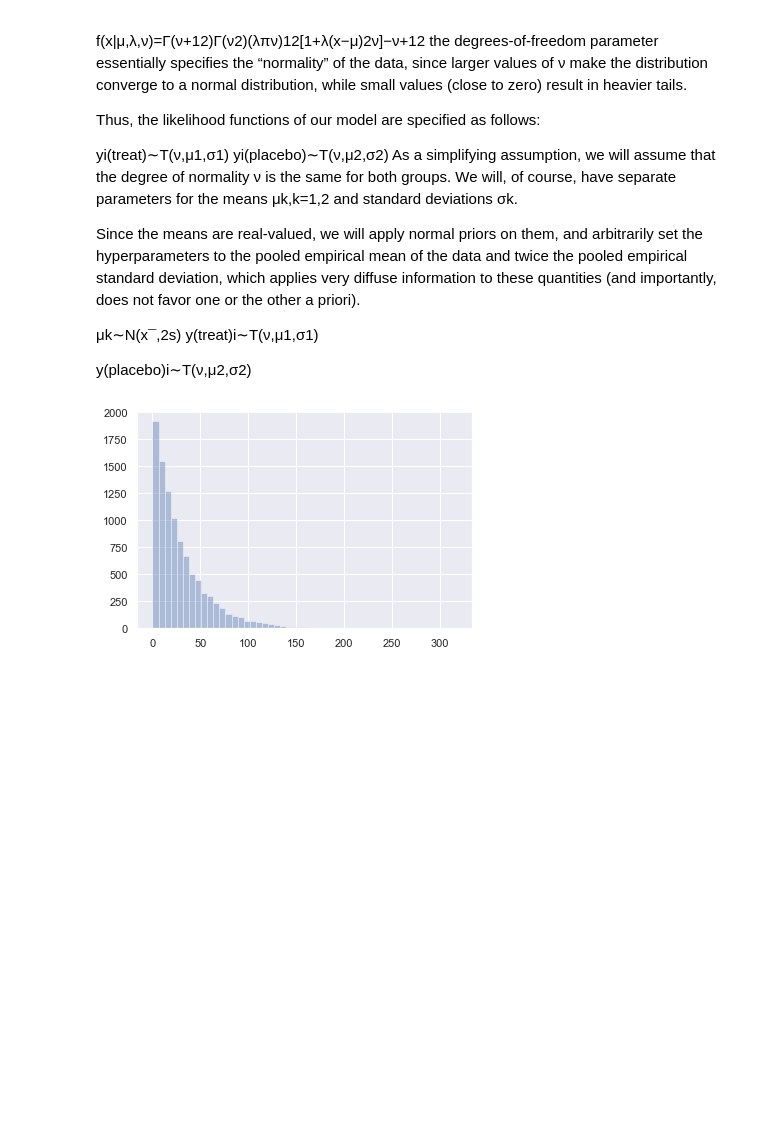
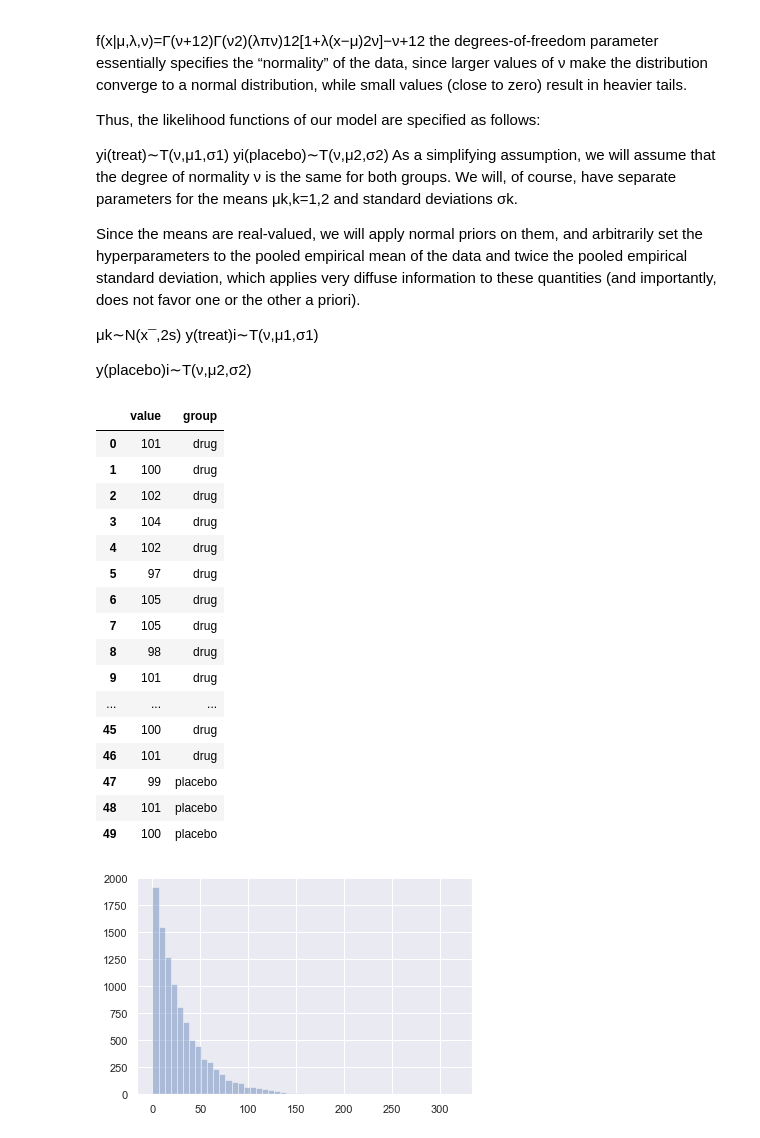
Before and after one commit to gsahinpi/SPR2022Dats511, a Jupyter notebook: gussianmodelofheight.ipynb, the cells around one changed output. Cells and saved outputs as stored; diff of their text form; code cells hidden in the pictures; blank space fills up the shorter version.

```diff
--- a/gussianmodelofheight.ipynb
+++ b/gussianmodelofheight.ipynb
@@ -205,6 +209,26 @@ Since the means are real-valued, we will apply normal priors on them, and arbitr
 y(treat)i∼T(ν,μ1,σ1)
 
 y(placebo)i∼T(ν,μ2,σ2)
+# %%
+y.head(50)
+# %% [output]
+|  | value | group |
+| 0 | 101 | drug |
+| 1 | 100 | drug |
+| 2 | 102 | drug |
+| 3 | 104 | drug |
+| 4 | 102 | drug |
+| 5 | 97 | drug |
+| 6 | 105 | drug |
+| 7 | 105 | drug |
+| 8 | 98 | drug |
+| 9 | 101 | drug |
+| ... | ... | ... |
+| 45 | 100 | drug |
+| 46 | 101 | drug |
+| 47 | 99 | placebo |
+| 48 | 101 | placebo |
+| 49 | 100 | placebo |
 # %%
 μ_m = y.value.mean()
 μ_s = y.value.std() * 2
```
Also changed, not shown: parts of 17 cells of this notebook, 12 other files.
